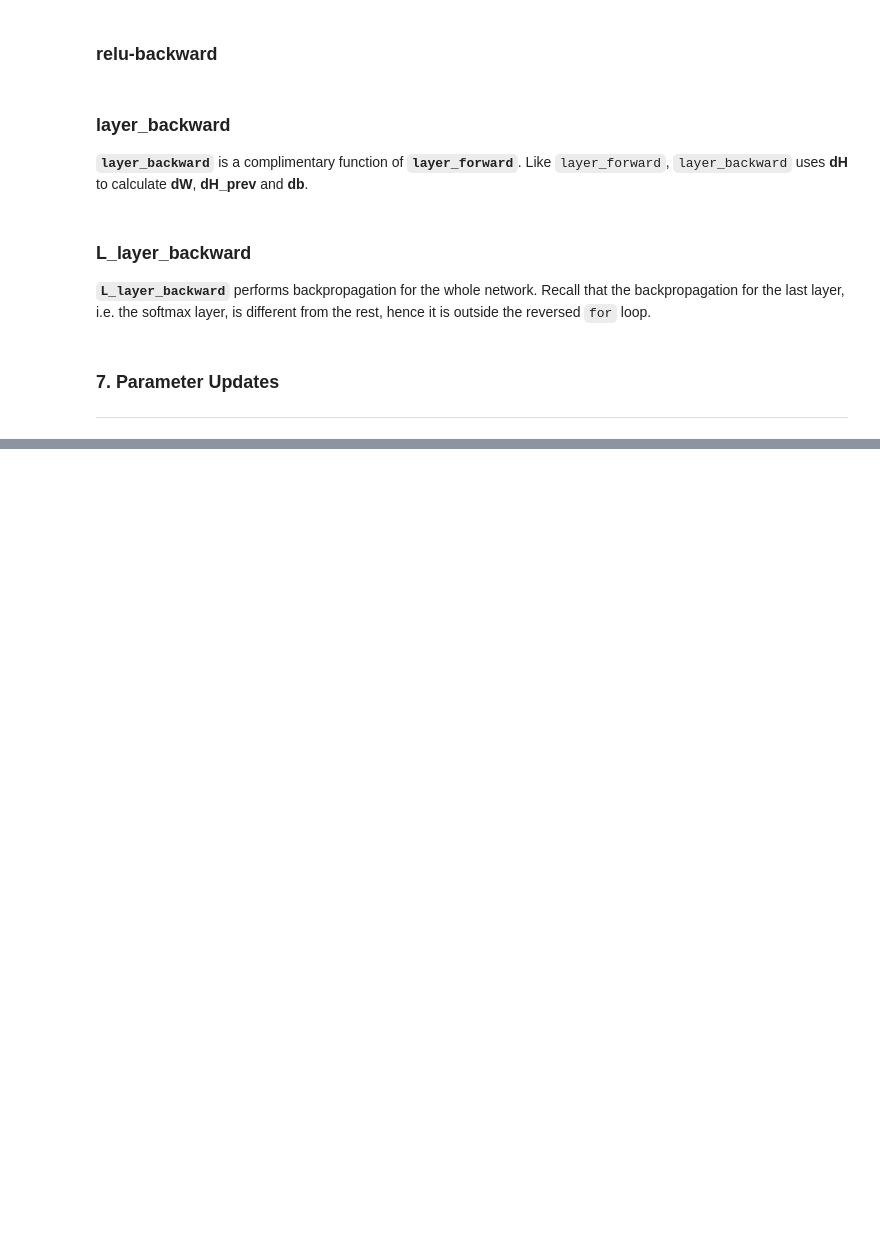
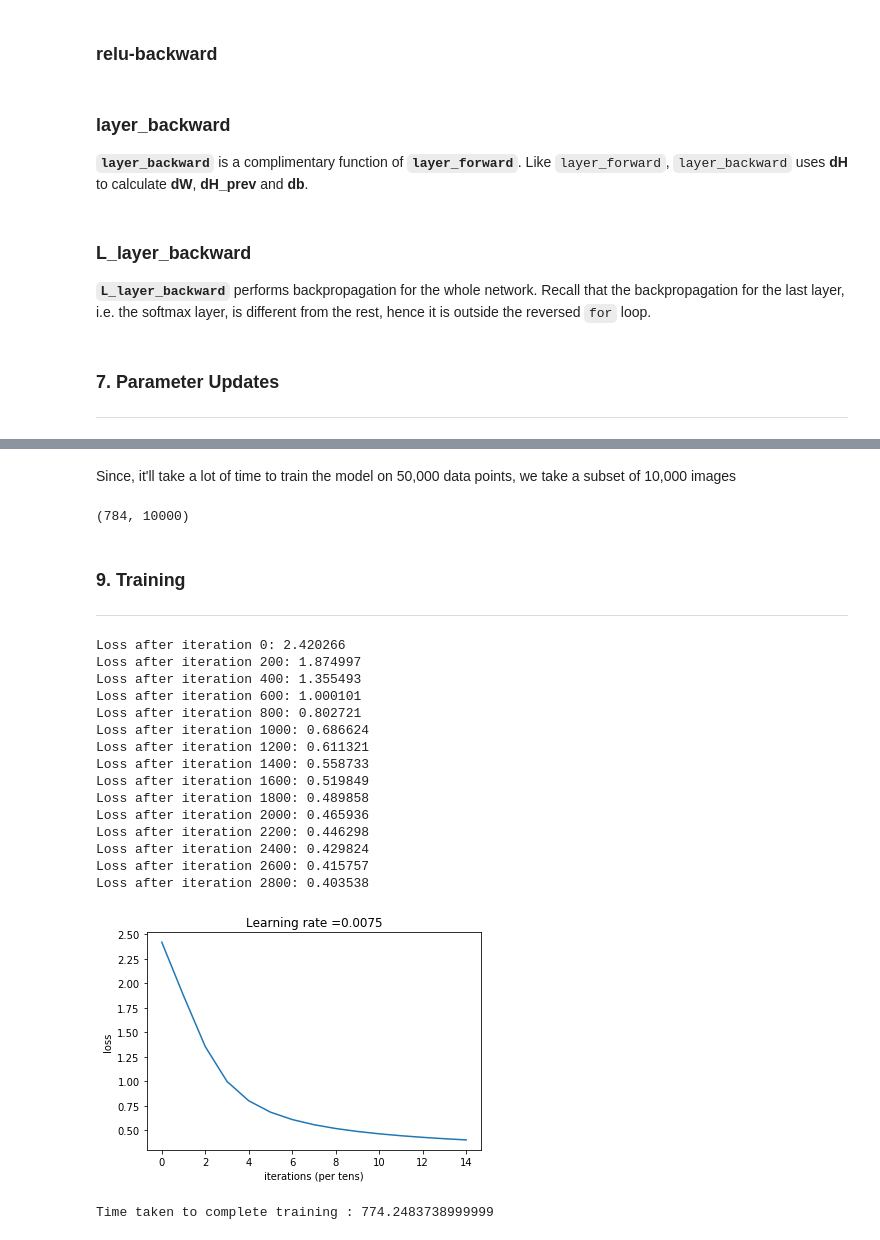
Before and after one commit to dhrubach/neural-network-manual, a Jupyter notebook: mnist-classification.ipynb, the cells around one changed output, grey strips where cells are left out. Saved outputs shown, nothing was run; the diff lists cells and outputs as text; code cells hidden in the pictures; blank space fills up the shorter version.

Commit message:
update : include model function and training

```diff
--- a/mnist-classification.ipynb
+++ b/mnist-classification.ipynb
@@ -555,0 +558,2 @@ def update_parameters(parameters, gradients, learning_rate):
+# %%
+dimensions = [784, 45, 10] #  three-layer model
@@ -555,0 +609,39 @@ def update_parameters(parameters, gradients, learning_rate):
+# %% [markdown]
+Since, it'll take a lot of time to train the model on 50,000 data points, we take a subset of 10,000 images
+# %%
+train_set_x_new = train_set_x[:,0:10000]
+train_set_y_new = train_set_y[:,0:10000]
+train_set_x_new.shape
+# %% [output]
+(784, 10000)
+# %% [markdown]
+### 9. Training
+***
+# %%
+import timeit
+
+start = timeit.default_timer()
+
+parameters = L_layer_model(train_set_x_new, train_set_y_new, dimensions, num_iterations = 3000, print_loss = True)
+
+stop = timeit.default_timer()
+
+print("Time taken to complete training : {}".format(stop - start))
+# %% [output]
+Loss after iteration 0: 2.420266
+Loss after iteration 200: 1.874997
+Loss after iteration 400: 1.355493
+Loss after iteration 600: 1.000101
+Loss after iteration 800: 0.802721
+Loss after iteration 1000: 0.686624
+Loss after iteration 1200: 0.611321
+Loss after iteration 1400: 0.558733
+Loss after iteration 1600: 0.519849
+Loss after iteration 1800: 0.489858
+Loss after iteration 2000: 0.465936
+Loss after iteration 2200: 0.446298
+Loss after iteration 2400: 0.429824
+Loss after iteration 2600: 0.415757
+Loss after iteration 2800: 0.403538
+[figure, added]
+Time taken to complete training : 774.2483738999999
```
Also changed, not shown: parts of 4 cells of this notebook.
